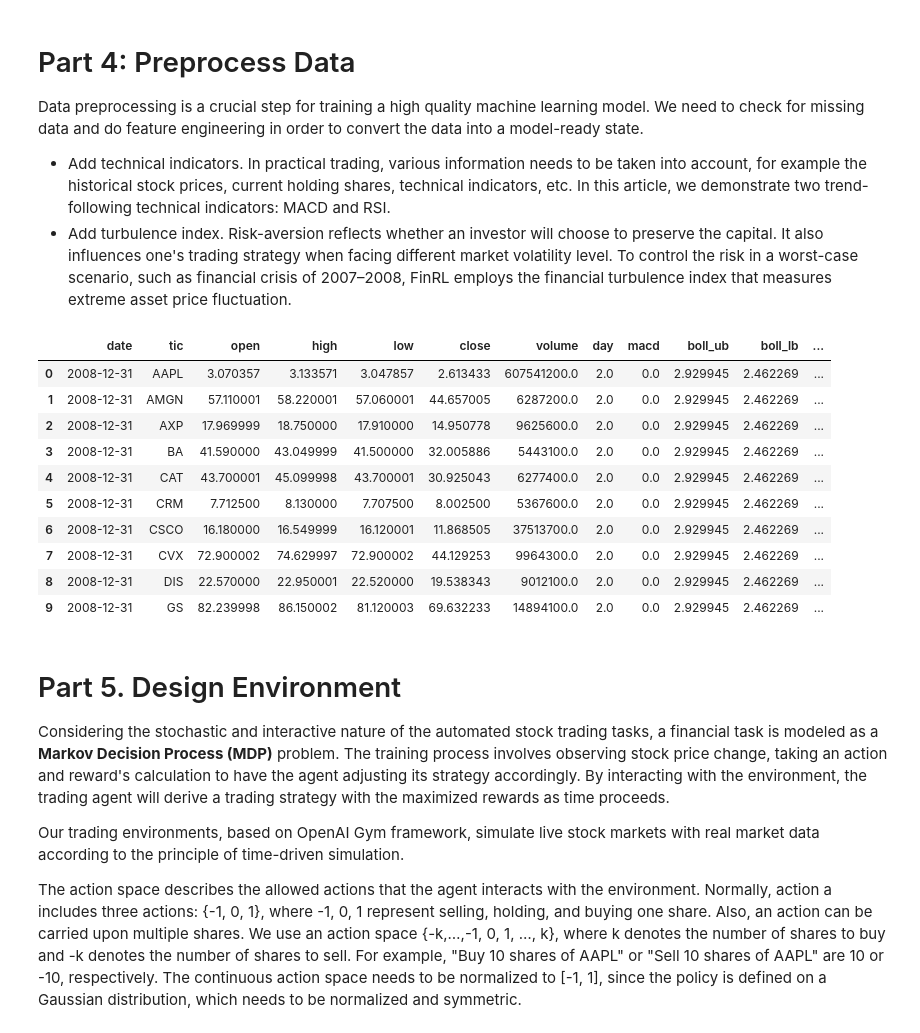
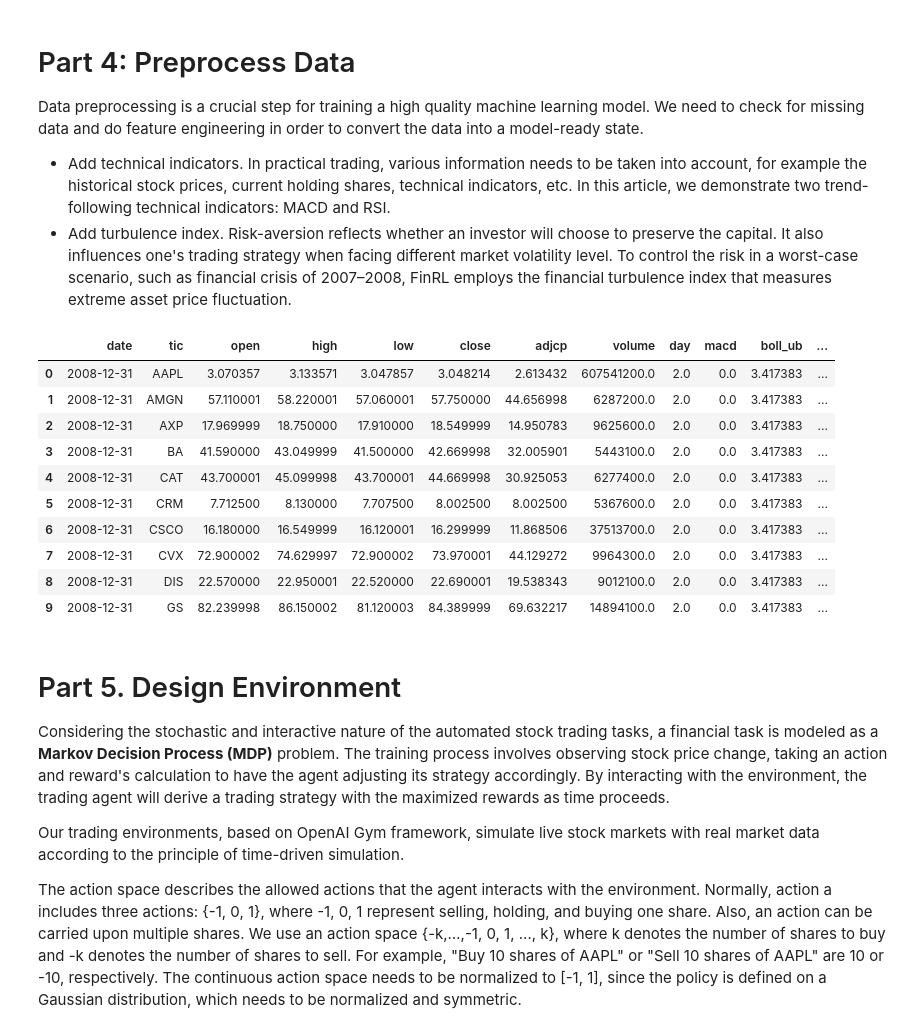
Before and after one commit to tztsai/Auto-Stock-Trading-RL, a Jupyter notebook: project/main.ipynb, the cells around one changed output. Saved outputs shown, nothing was run; the diff lists cells and outputs as text; code cells hidden in the pictures.

```diff
--- a/project/main.ipynb
+++ b/project/main.ipynb
@@ -201,33 +198,41 @@ if data is None:
 # %%
 if data is None:
+    fe = FeatureEngineer(
+        use_technical_indicator=True,
+        tech_indicator_list = config.TECHNICAL_INDICATORS_LIST,
+        use_vix=True,
+        use_turbulence=True,
+        user_defined_feature = False)
+
+    processed = fe.preprocess_data(data_df)
     list_ticker = processed["tic"].unique().tolist()
     list_date = list(pd.date_range(processed['date'].min(),processed['date'].max()).astype(str))
     combination = list(itertools.product(list_date,list_ticker))
 
     processed_full = pd.DataFrame(combination,columns=["date","tic"]).merge(processed,on=["date","tic"],how="left")
     processed_full = processed_full[processed_full['date'].isin(processed['date'])]
     processed_full = processed_full.sort_values(['date','tic'])
 
     processed_full = processed_full.fillna(0)
     processed_full.to_csv(data_path, index=False)
 
 else:
     processed_full = data
+
+processed_full['date'] = pd.to_datetime(processed_full['date'])
+processed_full.head(10)
+# %% [output]
+|  | date | tic | open | high | low | close | adjcp | volume | day | macd | boll_ub | ... |
+| 0 | 2008-12-31 | AAPL | 3.070357 | 3.133571 | 3.047857 | 3.048214 | 2.613432 | 607541200.0 | 2.0 | 0.0 | 3.417383 | ... |
+| 1 | 2008-12-31 | AMGN | 57.110001 | 58.220001 | 57.060001 | 57.750000 | 44.656998 | 6287200.0 | 2.0 | 0.0 | 3.417383 | ... |
+| 2 | 2008-12-31 | AXP | 17.969999 | 18.750000 | 17.910000 | 18.549999 | 14.950783 | 9625600.0 | 2.0 | 0.0 | 3.417383 | ... |
+| 3 | 2008-12-31 | BA | 41.590000 | 43.049999 | 41.500000 | 42.669998 | 32.005901 | 5443100.0 | 2.0 | 0.0 | 3.417383 | ... |
+| 4 | 2008-12-31 | CAT | 43.700001 | 45.099998 | 43.700001 | 44.669998 | 30.925053 | 6277400.0 | 2.0 | 0.0 | 3.417383 | ... |
+| 5 | 2008-12-31 | CRM | 7.712500 | 8.130000 | 7.707500 | 8.002500 | 8.002500 | 5367600.0 | 2.0 | 0.0 | 3.417383 | ... |
+| 6 | 2008-12-31 | CSCO | 16.180000 | 16.549999 | 16.120001 | 16.299999 | 11.868506 | 37513700.0 | 2.0 | 0.0 | 3.417383 | ... |
+| 7 | 2008-12-31 | CVX | 72.900002 | 74.629997 | 72.900002 | 73.970001 | 44.129272 | 9964300.0 | 2.0 | 0.0 | 3.417383 | ... |
+| 8 | 2008-12-31 | DIS | 22.570000 | 22.950001 | 22.520000 | 22.690001 | 19.538343 | 9012100.0 | 2.0 | 0.0 | 3.417383 | ... |
+| 9 | 2008-12-31 | GS | 82.239998 | 86.150002 | 81.120003 | 84.389999 | 69.632217 | 14894100.0 | 2.0 | 0.0 | 3.417383 | ... |
-# %%
-processed_full['date'] = pd.to_datetime(processed_full['date'])
-processed_full.sort_values(['date','tic'],ignore_index=True).head(10)
-# %% [output]
-|  | date | tic | open | high | low | close | volume | day | macd | boll_ub | boll_lb | ... |
-| 0 | 2008-12-31 | AAPL | 3.070357 | 3.133571 | 3.047857 | 2.613433 | 607541200.0 | 2.0 | 0.0 | 2.929945 | 2.462269 | ... |
-| 1 | 2008-12-31 | AMGN | 57.110001 | 58.220001 | 57.060001 | 44.657005 | 6287200.0 | 2.0 | 0.0 | 2.929945 | 2.462269 | ... |
-| 2 | 2008-12-31 | AXP | 17.969999 | 18.750000 | 17.910000 | 14.950778 | 9625600.0 | 2.0 | 0.0 | 2.929945 | 2.462269 | ... |
-| 3 | 2008-12-31 | BA | 41.590000 | 43.049999 | 41.500000 | 32.005886 | 5443100.0 | 2.0 | 0.0 | 2.929945 | 2.462269 | ... |
-| 4 | 2008-12-31 | CAT | 43.700001 | 45.099998 | 43.700001 | 30.925043 | 6277400.0 | 2.0 | 0.0 | 2.929945 | 2.462269 | ... |
-| 5 | 2008-12-31 | CRM | 7.712500 | 8.130000 | 7.707500 | 8.002500 | 5367600.0 | 2.0 | 0.0 | 2.929945 | 2.462269 | ... |
-| 6 | 2008-12-31 | CSCO | 16.180000 | 16.549999 | 16.120001 | 11.868505 | 37513700.0 | 2.0 | 0.0 | 2.929945 | 2.462269 | ... |
-| 7 | 2008-12-31 | CVX | 72.900002 | 74.629997 | 72.900002 | 44.129253 | 9964300.0 | 2.0 | 0.0 | 2.929945 | 2.462269 | ... |
-| 8 | 2008-12-31 | DIS | 22.570000 | 22.950001 | 22.520000 | 19.538343 | 9012100.0 | 2.0 | 0.0 | 2.929945 | 2.462269 | ... |
-| 9 | 2008-12-31 | GS | 82.239998 | 86.150002 | 81.120003 | 69.632233 | 14894100.0 | 2.0 | 0.0 | 2.929945 | 2.462269 | ... |
 # %% [markdown]
   <a id='4'></a>
   # Part 5. Design Environment
```
Also changed, not shown: parts of 14 cells of this notebook, 3 other files.
